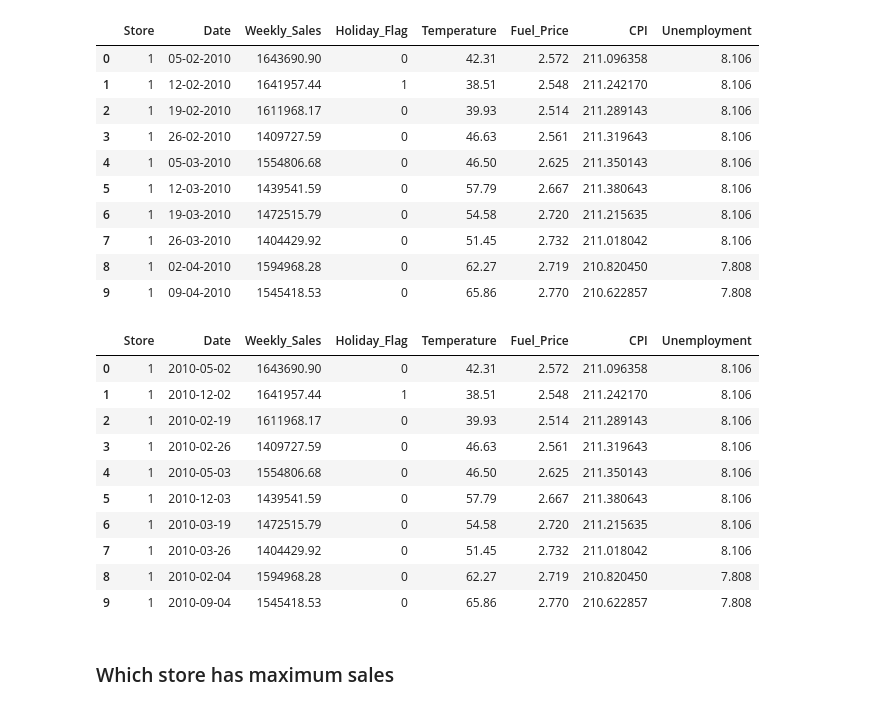
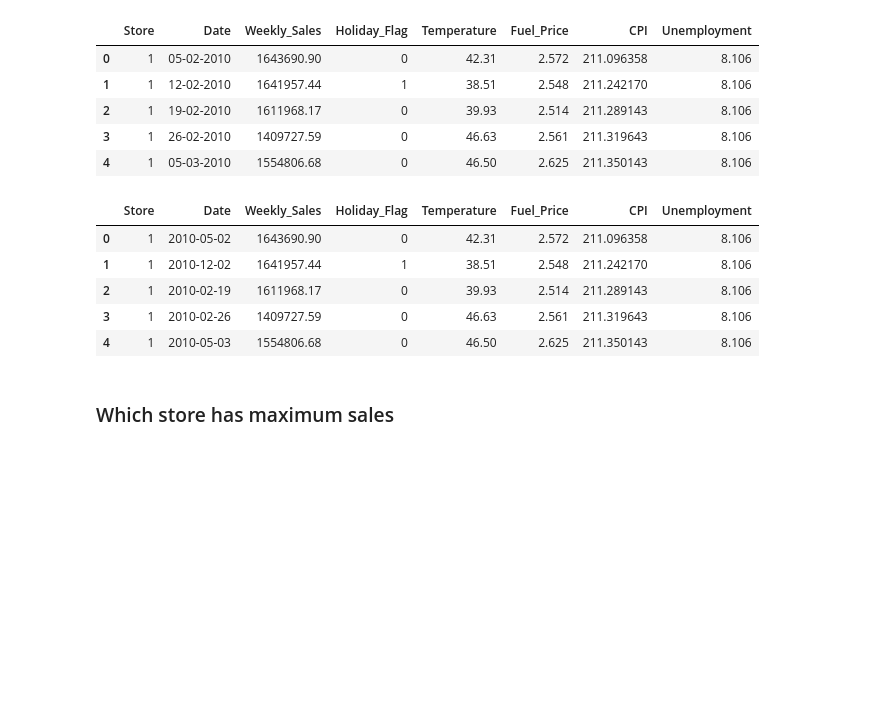
Before and after one commit to swarup4/Retail-Analysis-with-Walmart-Data, a Jupyter notebook: Walmart.ipynb, the cells around one changed output. Cells and saved outputs as stored; diff of their text form; code cells hidden in the pictures; blank space fills up the shorter version.

```diff
--- a/Walmart.ipynb
+++ b/Walmart.ipynb
@@ -1,25 +1,20 @@
 # %%
 import numpy as np
 import pandas as pd
 # import seaborn as sns
 import matplotlib.pyplot as plt
 df = pd.read_csv("Walmart_Store_sales.csv")
-df.head(10)
+df.head()
 # %% [output]
 |  | Store | Date | Weekly_Sales | Holiday_Flag | Temperature | Fuel_Price | CPI | Unemployment |
 | 0 | 1 | 05-02-2010 | 1643690.90 | 0 | 42.31 | 2.572 | 211.096358 | 8.106 |
 | 1 | 1 | 12-02-2010 | 1641957.44 | 1 | 38.51 | 2.548 | 211.242170 | 8.106 |
 | 2 | 1 | 19-02-2010 | 1611968.17 | 0 | 39.93 | 2.514 | 211.289143 | 8.106 |
 | 3 | 1 | 26-02-2010 | 1409727.59 | 0 | 46.63 | 2.561 | 211.319643 | 8.106 |
 | 4 | 1 | 05-03-2010 | 1554806.68 | 0 | 46.50 | 2.625 | 211.350143 | 8.106 |
-| 5 | 1 | 12-03-2010 | 1439541.59 | 0 | 57.79 | 2.667 | 211.380643 | 8.106 |
-| 6 | 1 | 19-03-2010 | 1472515.79 | 0 | 54.58 | 2.720 | 211.215635 | 8.106 |
-| 7 | 1 | 26-03-2010 | 1404429.92 | 0 | 51.45 | 2.732 | 211.018042 | 8.106 |
-| 8 | 1 | 02-04-2010 | 1594968.28 | 0 | 62.27 | 2.719 | 210.820450 | 7.808 |
-| 9 | 1 | 09-04-2010 | 1545418.53 | 0 | 65.86 | 2.770 | 210.622857 | 7.808 |
 # %%
 df['Date'] = pd.to_datetime(df['Date'])
-df.head(10)
+df.head()
 # %% [output]
 |  | Store | Date | Weekly_Sales | Holiday_Flag | Temperature | Fuel_Price | CPI | Unemployment |
 | 0 | 1 | 2010-05-02 | 1643690.90 | 0 | 42.31 | 2.572 | 211.096358 | 8.106 |
@@ -27,11 +22,6 @@ df.head(10)
 | 2 | 1 | 2010-02-19 | 1611968.17 | 0 | 39.93 | 2.514 | 211.289143 | 8.106 |
 | 3 | 1 | 2010-02-26 | 1409727.59 | 0 | 46.63 | 2.561 | 211.319643 | 8.106 |
 | 4 | 1 | 2010-05-03 | 1554806.68 | 0 | 46.50 | 2.625 | 211.350143 | 8.106 |
-| 5 | 1 | 2010-12-03 | 1439541.59 | 0 | 57.79 | 2.667 | 211.380643 | 8.106 |
-| 6 | 1 | 2010-03-19 | 1472515.79 | 0 | 54.58 | 2.720 | 211.215635 | 8.106 |
-| 7 | 1 | 2010-03-26 | 1404429.92 | 0 | 51.45 | 2.732 | 211.018042 | 8.106 |
-| 8 | 1 | 2010-02-04 | 1594968.28 | 0 | 62.27 | 2.719 | 210.820450 | 7.808 |
-| 9 | 1 | 2010-09-04 | 1545418.53 | 0 | 65.86 | 2.770 | 210.622857 | 7.808 |
 # %% [markdown]
 ### Which store has maximum sales
 # %%
```
Also changed, not shown: parts of 19 cells of this notebook, 3 other files.
